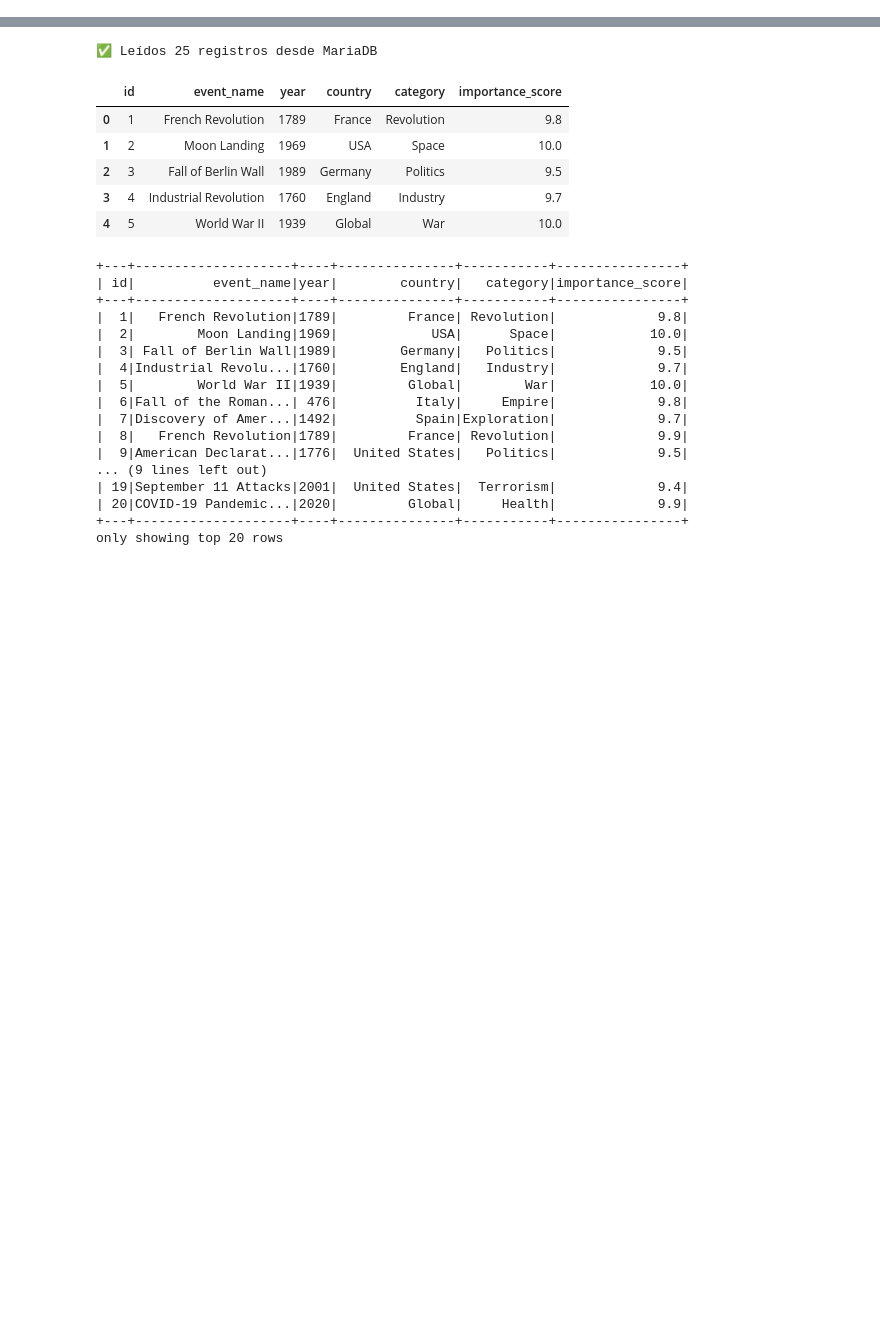
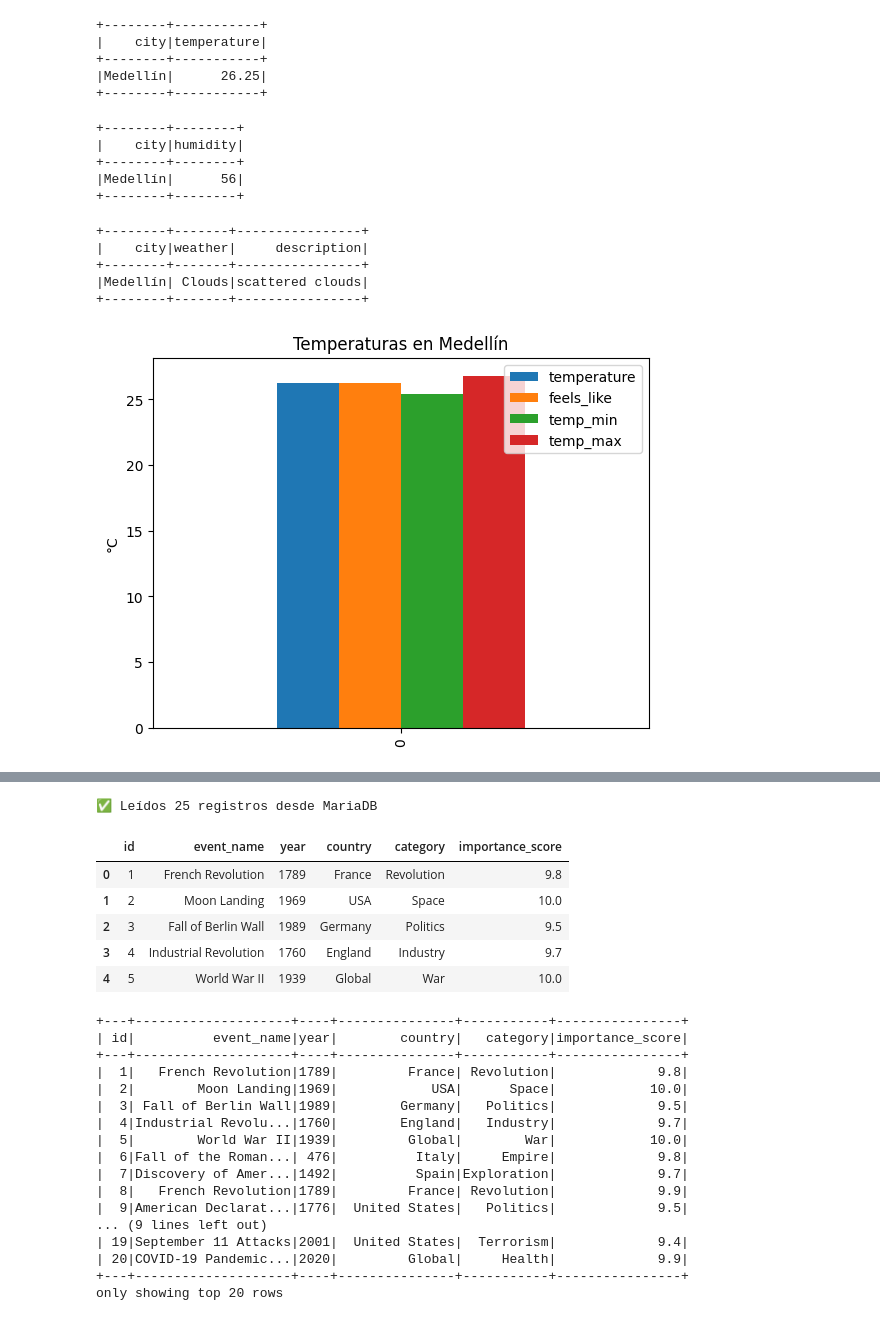
Before and after one commit to ssabogall/PipelineBigDataAWS, a Jupyter notebook: video-games-bigdata/notebooks/Distributed Multi-source ETL Notebook.ipynb, the cells around one changed output, grey strips where cells are left out. Saved outputs shown, nothing was run; the diff lists cells and outputs as text; code cells hidden in the pictures; blank space fills up the shorter version.

```diff
--- a/video-games-bigdata/notebooks/Distributed Multi-source ETL Notebook.ipynb
+++ b/video-games-bigdata/notebooks/Distributed Multi-source ETL Notebook.ipynb
@@ -15,14 +37,11 @@ spark = SparkSession.builder \
     .getOrCreate()
 # %%
-API_KEY = "2ec9b9a5188841d59822585a112d749f"
+API_KEY = "f32eaf20fa24527cd1d5471509391445"
 
-url = f"https://api.rawg.io/api/games?key={API_KEY}"
+city = "Medellin"
+
+url = f"https://api.openweathermap.org/data/2.5/weather?q={city}&appid={API_KEY}&units=metric"
 
 response = requests.get(url)
 
-print(f"Status Code: {response.status_code}")
-
-api_data = response.json()
-
-print(f"✅ Datos obtenidos de la API")
-print(f"Keys disponibles: {api_data.keys()}")
+data = response.json()
@@ -56,5 +100,5 @@ api_df.head()
 # %%
-spark_api_df = spark.createDataFrame(api_df)
+df = pd.DataFrame([weather_data])
 
-spark_api_df.show()
+df
 # %% [output]
@@ -91,0 +107,19 @@ except Exception as e:
+# %%
+df_clean = df[
+    [
+        "city",
+        "temperature",
+        "feels_like",
+        "temp_min",
+        "temp_max",
+        "humidity",
+        "pressure",
+        "weather",
+        "description",
+        "wind_speed",
+        "cloudiness",
+        "timestamp"
+    ]
+]
+
+df_clean
@@ -91,0 +150,35 @@ except Exception as e:
+# %%
+spark_df.select("city", "temperature").show()
+# %% [output]
++--------+-----------+
+|    city|temperature|
++--------+-----------+
+|Medellín|      26.25|
++--------+-----------+
+# %%
+spark_df.select("city", "humidity").show()
+# %% [output]
++--------+--------+
+|    city|humidity|
++--------+--------+
+|Medellín|      56|
++--------+--------+
+# %%
+spark_df.select("city", "weather", "description").show()
+# %% [output]
++--------+-------+----------------+
+|    city|weather|     description|
++--------+-------+----------------+
+|Medellín| Clouds|scattered clouds|
++--------+-------+----------------+
+# %%
+df_clean[
+    ["temperature", "feels_like", "temp_min", "temp_max"]
+].plot(kind="bar")
+
+plt.title("Temperaturas en Medellín")
+plt.ylabel("°C")
+
+plt.show()
+# %% [output]
+[figure, added]
```
Also changed, not shown: parts of 16 cells of this notebook, 2 other files.
